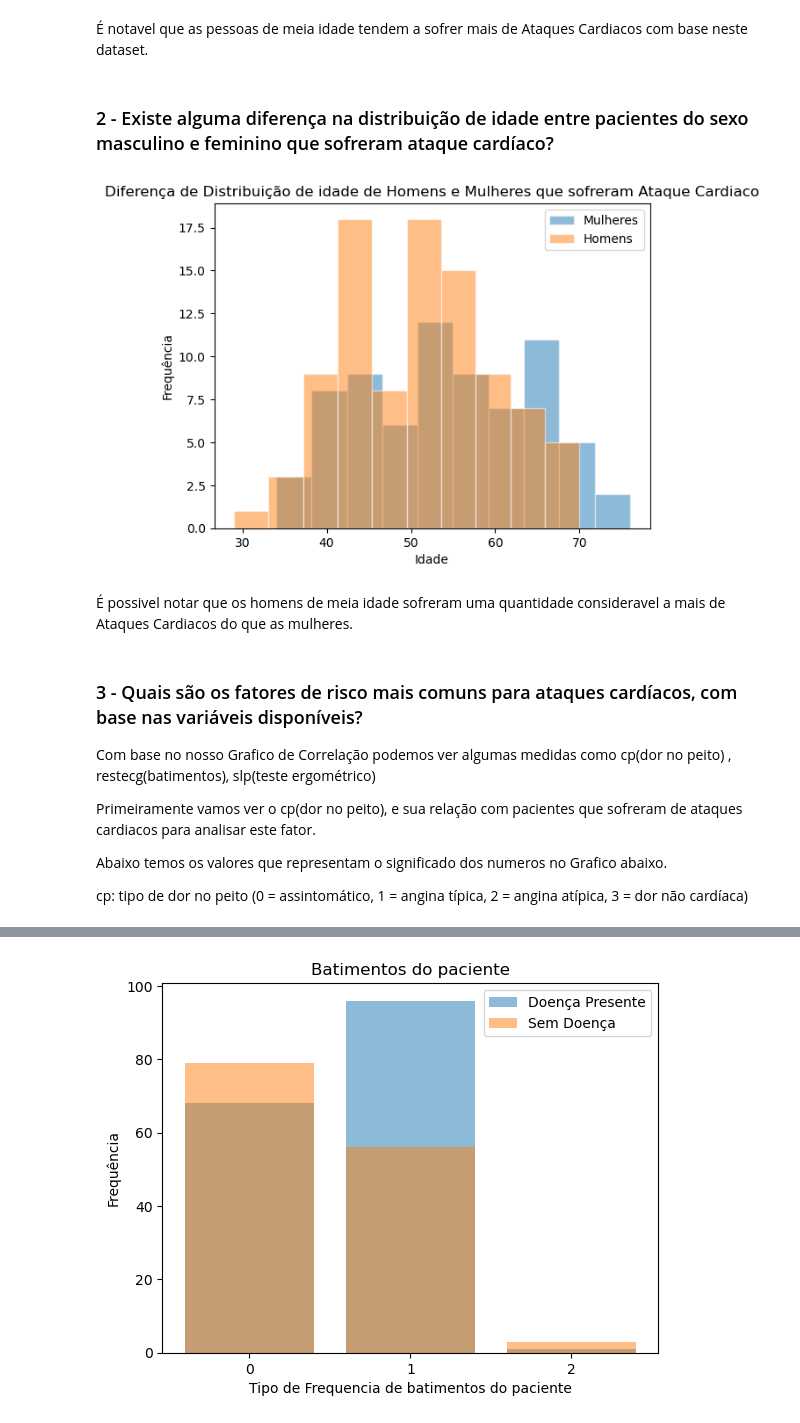
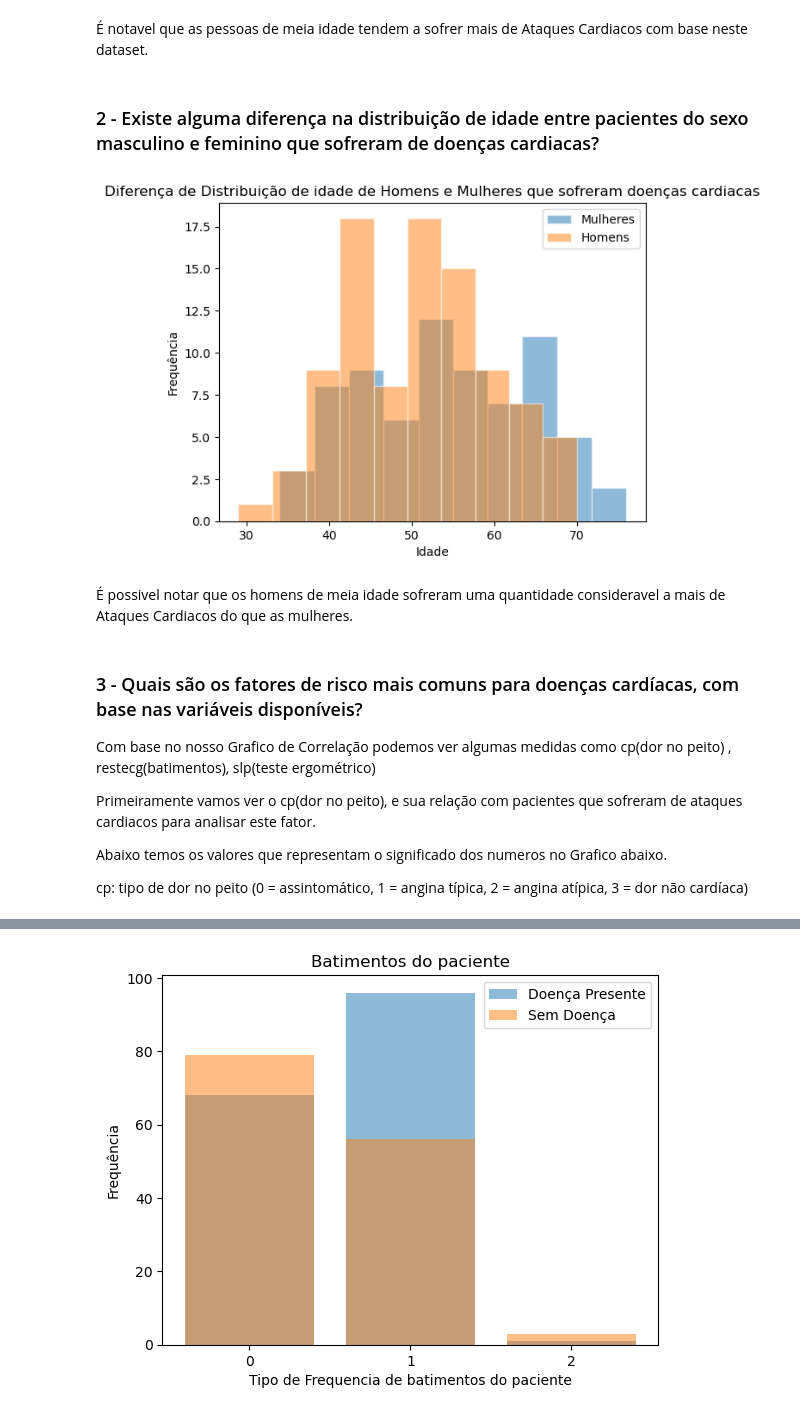
Before and after one commit to RyanQuize/Heart_diseases_dataset, a Jupyter notebook: Heart diseases.ipynb, the cells around one changed output, grey strips where cells are left out. Cells and saved outputs as stored; diff of their text form; code cells hidden in the pictures.

```diff
--- a/Heart diseases.ipynb
+++ b/Heart diseases.ipynb
@@ -197,24 +198,24 @@ plt.show()
 # %% [markdown]
 É notavel que as pessoas de meia idade tendem a sofrer mais de Ataques Cardiacos com base neste dataset.
 # %% [markdown]
-### 2 - Existe alguma diferença na distribuição de idade entre pacientes do sexo masculino e feminino que sofreram ataque cardíaco?
+### 2 - Existe alguma diferença na distribuição de idade entre pacientes do sexo masculino e feminino que sofreram de doenças cardiacas?
 # %%
 f = out_1[out_1['sex'] == 0]
 m = out_1[out_1['sex'] == 1]
 
 plt.hist(f['age'], alpha=0.5, label='Mulheres', edgecolor="white")
 plt.hist(m['age'], alpha=0.5, label='Homens', edgecolor="white")
 plt.legend(loc='upper right')
 plt.xlabel('Idade')
 plt.ylabel('Frequência')
-plt.title('Diferença de Distribuição de idade de Homens e Mulheres que sofreram Ataque Cardiaco')
+plt.title('Diferença de Distribuição de idade de Homens e Mulheres que sofreram doenças cardiacas')
 plt.show()
 # %% [output]
-[figure, old version]
+[figure, new version]
 # %% [markdown]
 É possivel notar que os homens de meia idade sofreram uma quantidade consideravel a mais de Ataques Cardiacos do que as mulheres.
 # %% [markdown]
-### 3 - Quais são os fatores de risco mais comuns para ataques cardíacos, com base nas variáveis disponíveis?
+### 3 - Quais são os fatores de risco mais comuns para doenças cardíacas, com base nas variáveis disponíveis?
 
 Com base no nosso Grafico de Correlação podemos ver algumas medidas como cp(dor no peito) , restecg(batimentos), 	slp(teste ergométrico)
 
```
Also changed, not shown: parts of 7 cells of this notebook.
